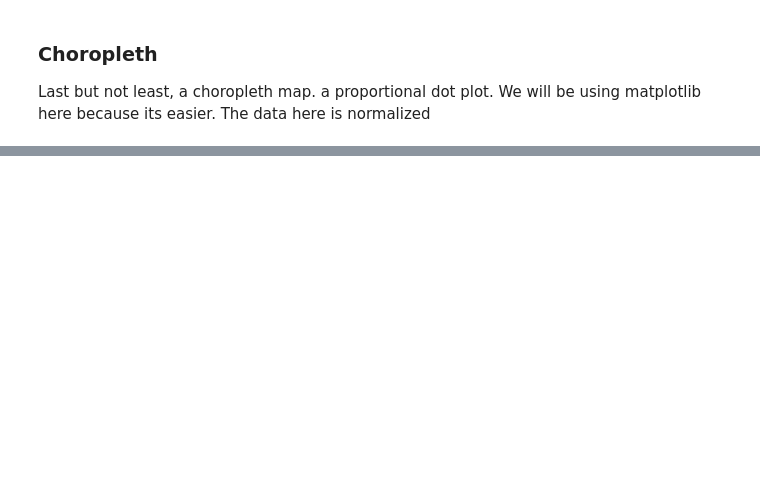
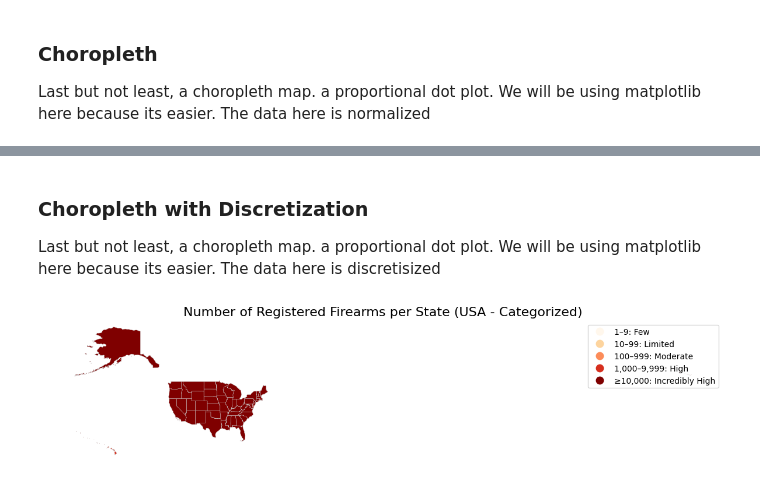
Before and after one commit to vinconig/1IAS21-3, a Jupyter notebook: homework.ipynb, the cells around one changed output, grey strips where cells are left out. Saved outputs shown, nothing was run; the diff lists cells and outputs as text; code cells hidden in the pictures; blank space fills up the shorter version.

```diff
--- a/homework.ipynb
+++ b/homework.ipynb
@@ -213,0 +163,45 @@ plt.show()
+# %% [markdown]
+### Choropleth with Discretization
+Last but not least, a choropleth map. a proportional dot plot. We will be using matplotlib here because its easier. The data here is discretisized
+# %%
+# Define bins and labels
+bins = [1, 10, 100, 1000, 10000, float("inf")]
+labels = [
+    "1–9: Few",
+    "10–99: Limited",
+    "100–999: Moderate",
+    "1,000–9,999: High",
+    "≥10,000: Incredibly High"
+]
+
+# Discretize into categories
+theMapAndData["HeliportsCategory"] = pd.cut(
+    theMapAndData["NumRegFa"],
+    bins=bins,
+    labels=labels,
+    right=False  # interval is [lower, upper)
+)
+
+# Plot
+fig, ax = plt.subplots(figsize=(15, 10))
+theMapAndData.plot(
+    column="HeliportsCategory",
+    cmap="OrRd",
+    linewidth=0.3,
+    ax=ax,
+    edgecolor="0.8",
+    legend=True,
+    categorical=True,
+    missing_kwds={
+        "color": "lightgrey",
+        "edgecolor": "white",
+        "hatch": "///",
+        "label": "No data, or potentially 0"
+    }
+)
+
+ax.set_title("Number of Registered Firearms per State (USA - Categorized)", fontsize=16)
+ax.axis("off")
+plt.show()
+# %% [output]
+[figure, added]
```
Also changed, not shown: parts of 19 cells of this notebook.
